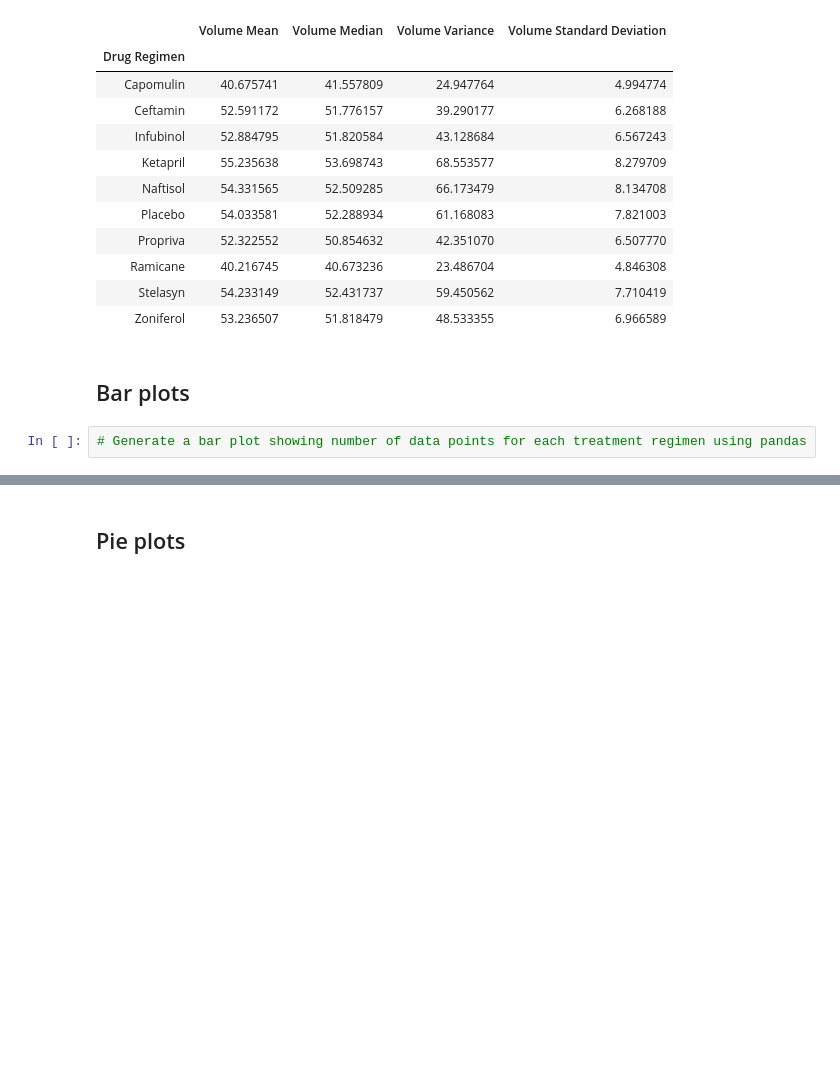
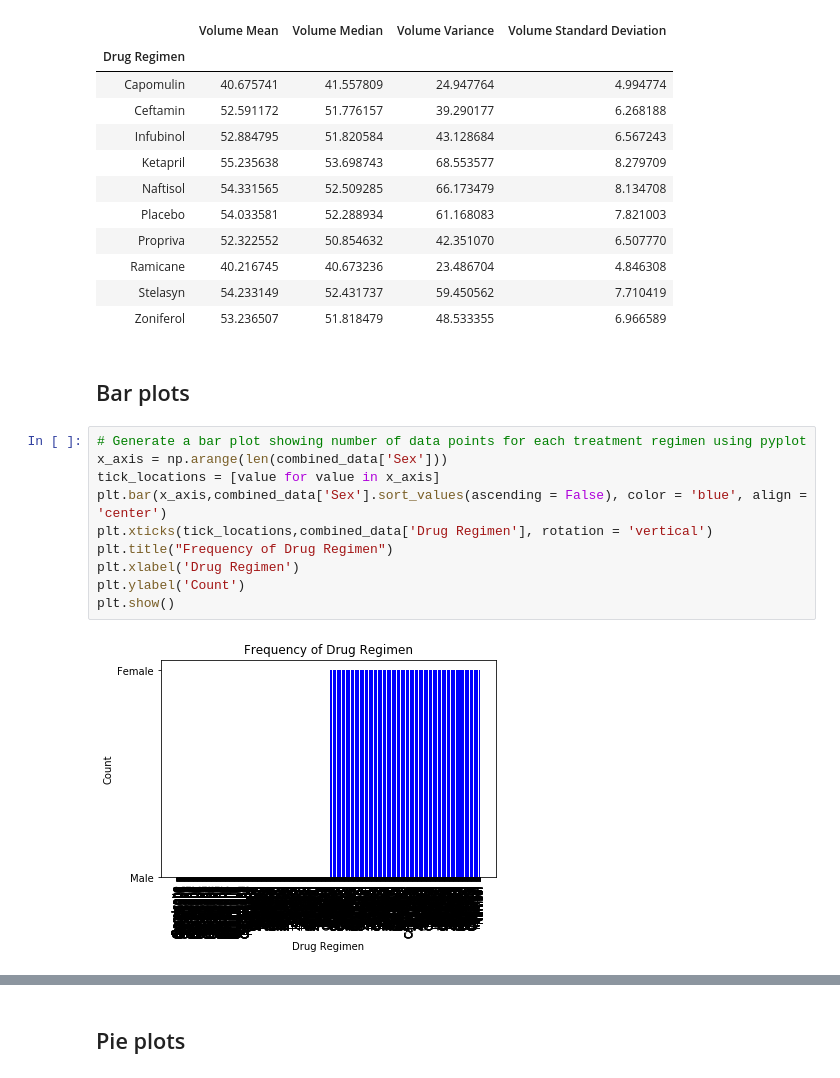
Before and after one commit to satgatech180/matplotlib-challenge, a Jupyter notebook: pymaceuticals_starter.ipynb, the cells around one changed output, grey strips where cells are left out. Saved outputs shown, nothing was run; the diff lists cells and outputs as text; blank space fills up the shorter version.

```diff
--- a/pymaceuticals_starter.ipynb
+++ b/pymaceuticals_starter.ipynb
@@ -58,8 +59,18 @@ drug_regimen_df
 | Zoniferol | 53.236507 | 51.818479 | 48.533355 | 6.966589 |
 # %% [markdown]
 ## Bar plots
-# %%
-# Generate a bar plot showing number of data points for each treatment regimen using pandas
+# %%
+# Generate a bar plot showing number of data points for each treatment regimen using pyplot
+x_axis = np.arange(len(combined_data['Sex']))
+tick_locations = [value for value in x_axis]
+plt.bar(x_axis,combined_data['Sex'].sort_values(ascending = False), color = 'blue', align = 'center')
+plt.xticks(tick_locations,combined_data['Drug Regimen'], rotation = 'vertical')
+plt.title("Frequency of Drug Regimen")
+plt.xlabel('Drug Regimen')
+plt.ylabel('Count')
+plt.show()
+# %% [output]
+[figure, added]
 # %%
 # Generate a bar plot showing number of data points for each treatment regimen using pyplot
 
```
Also changed, not shown: parts of 2 cells of this notebook.
